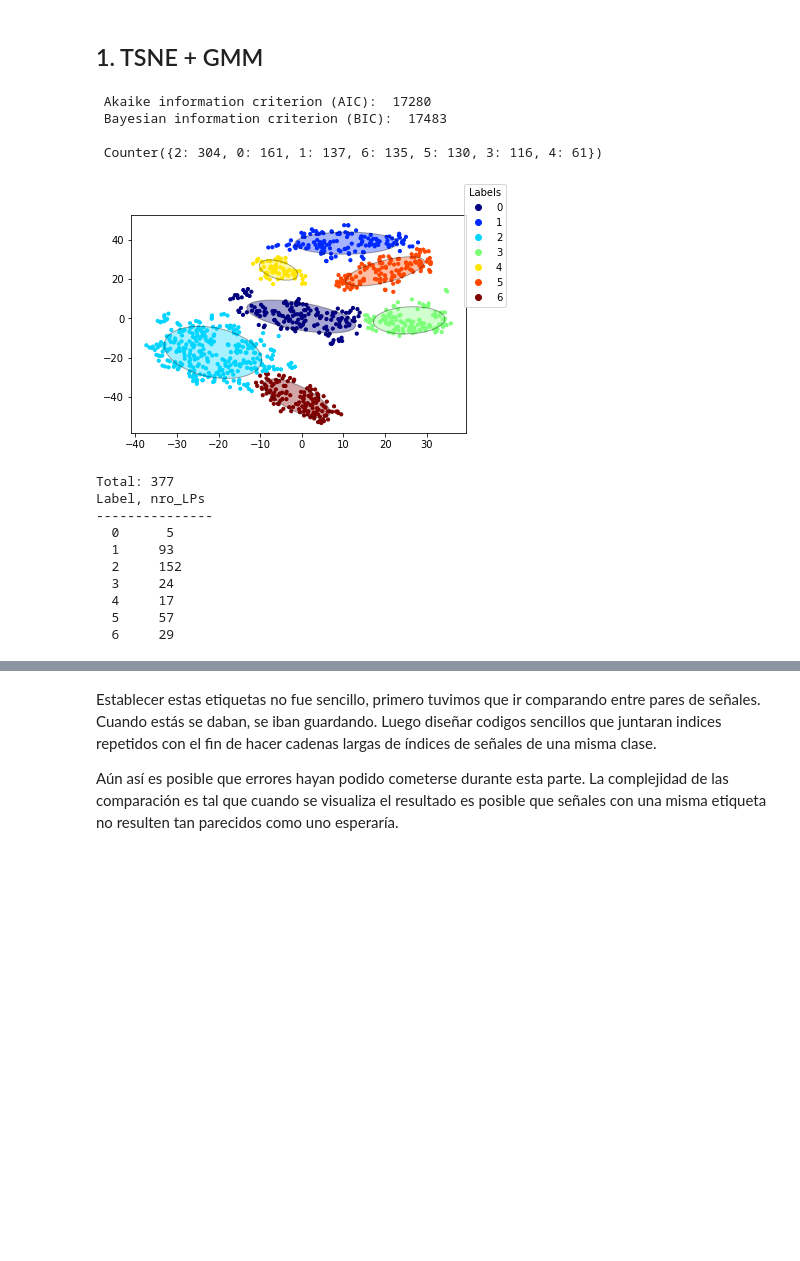
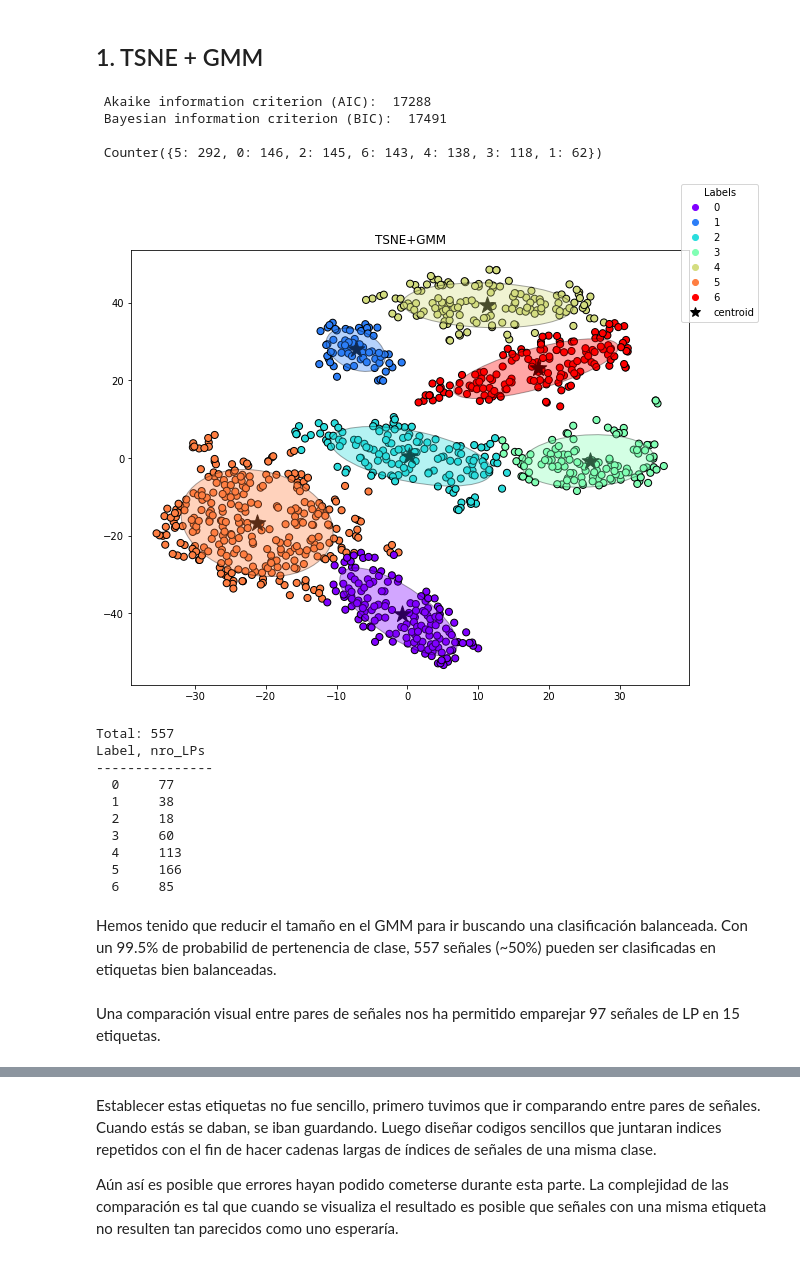
Before and after one commit to ifmelchor/volcano_ML-UNSAM, a Jupyter notebook: modelos/2_Mixtura.ipynb, the cells around one changed output, grey strips where cells are left out. Drawn from its saved outputs; the diff is of its cells as text; code cells hidden in the pictures; blank space fills up the shorter version.

```diff
--- a/modelos/2_Mixtura.ipynb
+++ b/modelos/2_Mixtura.ipynb
@@ -29,60 +29,43 @@ tsne = TSNE(init='pca')
 X_valid_2D = tsne.fit_transform(X_all)
 # %%
 n = 7
-gmm = GaussianMixture(n_components=n, n_init=10).fit(X_valid_2D)
-labels = gmm.predict(X_valid_2D)
+gmm = GaussianMixture(n_components=n, n_init=10, random_state=45).fit(X_valid_2D)
+y_predict = gmm.predict(X_valid_2D)
 prob = gmm.predict_proba(X_valid_2D)
+
+labels = list(Counter(y_predict).keys())
 
 print(' Akaike information criterion (AIC): ', f'{gmm.aic(X_valid_2D):.0f}')
 print(' Bayesian information criterion (BIC): ', f'{gmm.bic(X_valid_2D):.0f}')
-print('\n', Counter(labels))
+print('\n', Counter(y_predict))
 # %% [output]
- Akaike information criterion (AIC):  17280
- Bayesian information criterion (BIC):  17483
+ Akaike information criterion (AIC):  17288
+ Bayesian information criterion (BIC):  17491
 
- Counter({2: 304, 0: 161, 1: 137, 6: 135, 5: 130, 3: 116, 4: 61})
+ Counter({5: 292, 0: 146, 2: 145, 6: 143, 4: 138, 3: 118, 1: 62})
-# %%
-norm = mcolors.Normalize(0, n-1)
-fig, ax = plt.subplots(1,1)
-ax.scatter(X_valid_2D[:,0], X_valid_2D[:,1], c=labels, cmap='jet', norm=norm, s=10)
-h = [plt.Line2D([0], [0], linestyle="none", marker="o", c=cm.get_cmap('jet')(norm(c)), label=c, alpha=1) for c in range(n)]
-fig.legend(h, range(n), title='Labels')
-
-
-# plot ellipses
-for n, (mean, covar) in enumerate(zip(gmm.means_, gmm.covariances_)):
-    v, w = np.linalg.eigh(covar)
-    v = 2.0 * np.sqrt(2.0) * np.sqrt(v)
-    u = w[0] / np.linalg.norm(w[0])
-    angle = np.arctan(u[1] / u[0])
-    angle = 180.0 * angle / np.pi
-    ell = mpatch.Ellipse(mean, v[0], v[1], 180.0 + angle, ec='k', color=cm.get_cmap('jet')(norm(n)))
-    ell.set_clip_box(ax.bbox)
-    ell.set_alpha(0.35)
-    ax.add_artist(ell)
-# %% [output]
-[figure, removed]
+# %%
+plot_labels(X_valid_2D, y_predict, cmap='rainbow', title='TSNE+GMM', show_centroid=True ,ellipse=(gmm.means_, gmm.covariances_))
+# %% [output]
+[figure, added]
 # %%
-index, best_label = np.where(prob>0.999)
+y, y_best = np.where(prob>0.995)
+y_best_label = list(Counter(y_best).keys())
+y_best_label.sort()
 
-dlabel = Counter(best_label)
-n_labels = list(dlabel.keys())
-n_labels.sort()
-
-print(f'Total: {len(index)}')
+print(f'Total: {len(y)}')
 print('Label, nro_LPs')
 print('---------------')
-for n in n_labels:
-    i = dlabel[n]
+for n in y_best_label:
+    i = Counter(y_best)[n]
     print(f'{n:^5}', f'{i:^7}')
 # %% [output]
-Total: 377
+Total: 557
 Label, nro_LPs
 ---------------
-  0      5
-  1     93
-  2     152
-  3     24
-  4     17
-  5     57
-  6     29
+  0     77
+  1     38
+  2     18
+  3     60
+  4     113
+  5     166
+  6     85
@@ -88,0 +74,5 @@ Label, nro_LPs
+# %% [markdown]
+Hemos tenido que reducir el tamaño en el GMM para ir buscando una clasificación balanceada.
+Con un 99.5% de probabilid de pertenencia de clase, 557 señales (~50%) pueden ser clasificadas en etiquetas bien balanceadas.
+# %% [markdown]
+Una comparación visual entre pares de señales nos ha permitido emparejar 97 señales de LP en 15 etiquetas.
```
Also changed, not shown: parts of 16 cells of this notebook, 4 other files.
